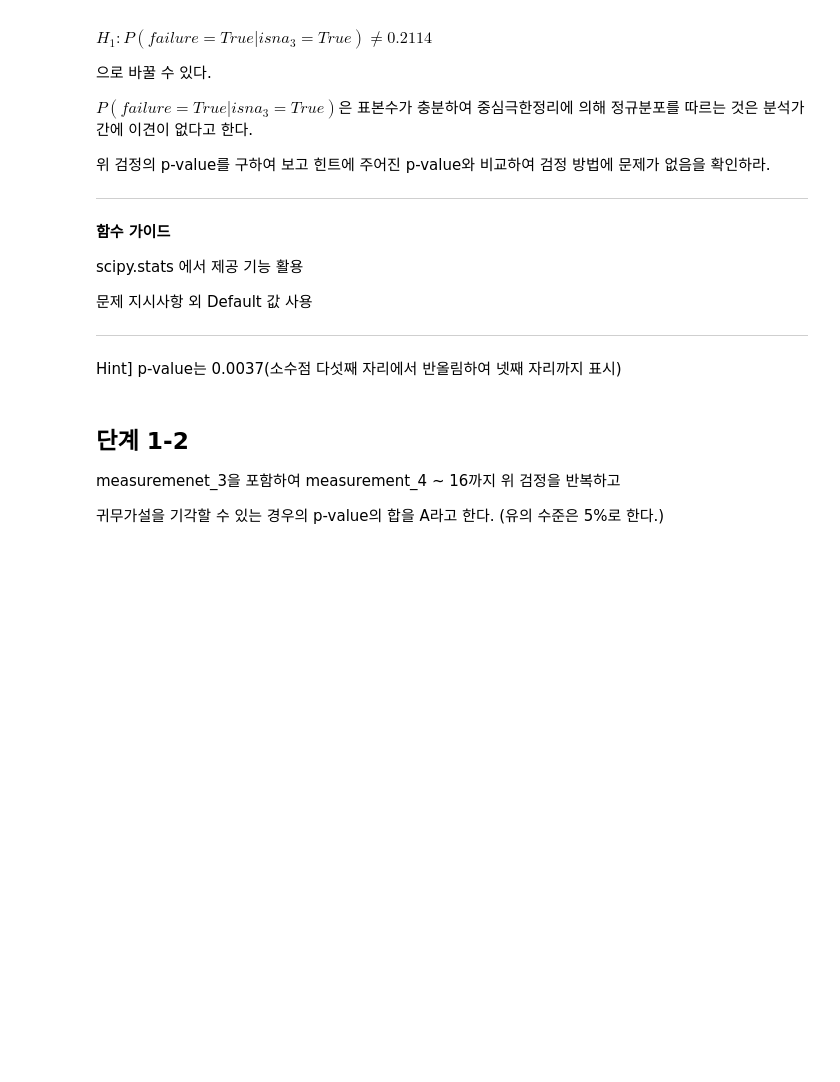
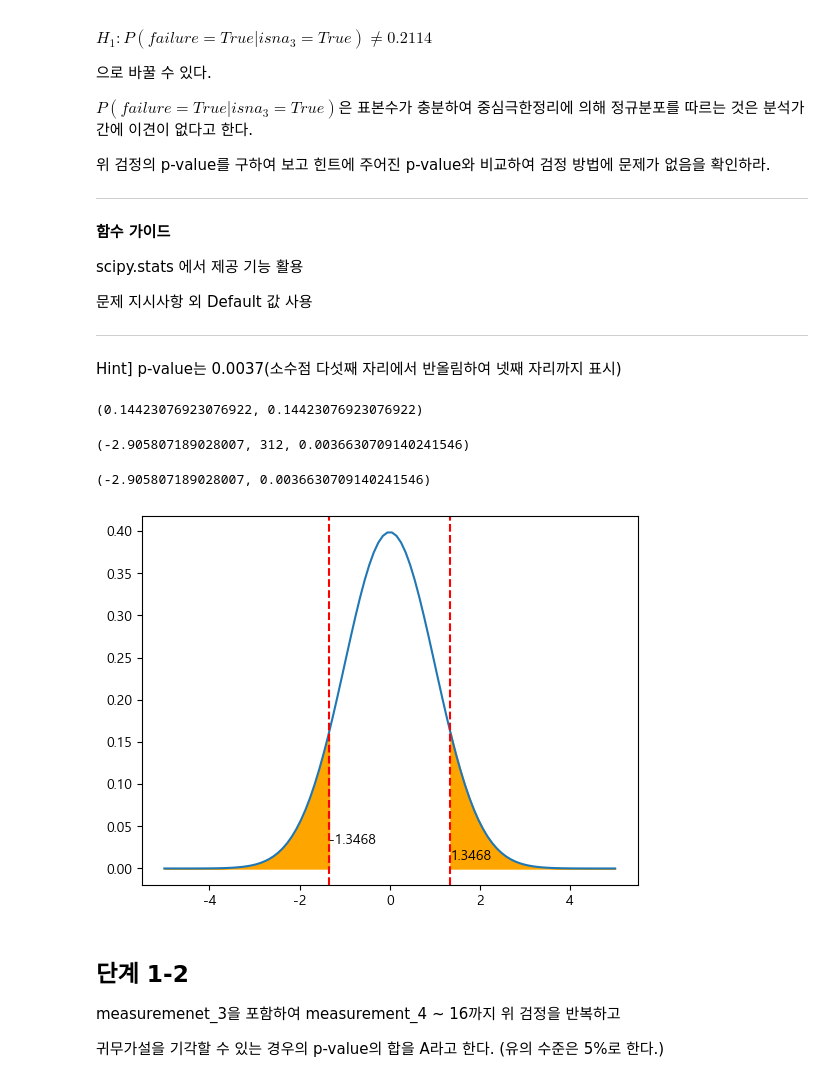
Before and after one commit to ok3/DS_lv3_2505_1, a Jupyter notebook: sec_ds_lv3_prob1_prob.ipynb, the cells around one changed output. Drawn from its saved outputs; the diff is of its cells as text; code cells hidden in the pictures; blank space fills up the shorter version.

```diff
--- a/sec_ds_lv3_prob1_prob.ipynb
+++ b/sec_ds_lv3_prob1_prob.ipynb
@@ -327,6 +338,80 @@ $P(failure=True|isna_{3}=True)$은 표본수가 충분하여 중심극한정리
 ---
 
  Hint] p-value는 0.0037(소수점 다섯째 자리에서 반올림하여 넷째 자리까지 표시)
+# %%
+# 𝑃(𝑓𝑎𝑖𝑙𝑢𝑟𝑒=𝑇𝑟𝑢𝑒|𝑖𝑠𝑛𝑎3=𝑇𝑟𝑢𝑒): 표본 확률 ->  Positive수 / 관측수 -> failrue가 True인 수 / isna3 이 True인 수 -> 표본 평균
+# 표본평균 표본수가 충분하여 중심극한정리에 의해 정규분포를 따르는 것은 분석가 간에 이견이 없다고 한다.
+# 𝑃(𝑓𝑎𝑖𝑙𝑢𝑟𝑒=𝑇𝑟𝑢𝑒|𝑖𝑠𝑛𝑎3=𝑇𝑟𝑢𝑒): 표본 확률 -> 표본 평균 ~ N(sam_mean_mu, sam_mean_sigma2)
+
+# 𝐻0가 맞다. 가정에서 얻을 수 있는 것. 𝑃(𝑓𝑎𝑖𝑙𝑢𝑟𝑒=𝑇𝑟𝑢𝑒|𝑖𝑠𝑛𝑎3=𝑇𝑟𝑢𝑒)=0.2114 : 베르분포를 따르고, p = 0.2114  얻어올 수 있습니다.
+# mu = p, sigma2 = p × (1 - p)
+# => sam_mean_mu, sam_mean_sigma2
+# => sam_mean_mu = mu, sam_mean_sigma2 = sigma2 / N
+
+N = df_basetable['isna_3'].sum()
+(
+    df_basetable.loc[
+        df_basetable['isna_3'], 'failure'
+    ].sum() / N,
+    df_basetable.loc[
+        df_basetable['isna_3'], 'failure'
+    ].mean()
+)
+# positive 1이라고 하면 failrue가 True인 수  sum(positive)
+# sum(positive) / N => mean(positive) => 표본 평균
+# %% [output]
+(0.14423076923076922, 0.14423076923076922)
+# %%
+from scipy.stats import norm
+p = 0.2114 # H0에가 맞다
+mu, sigma2 = p, (1 - p) * p
+N = df_basetable['isna_3'].sum()
+sam_mean_mu, sam_mean_sigma2 = mu, sigma2 / N
+X = df_basetable.loc[
+    df_basetable['isna_3'], 'failure'
+].mean()
+Z = (X - sam_mean_mu) / (sam_mean_sigma2 ** 0.5)
+Z = -abs(Z)
+Z, N, norm.cdf(Z) * 2
+# %% [output]
+(-2.905807189028007, 312, 0.0036630709140241546)
+# %%
+from statsmodels.stats.proportion import proportions_ztest
+proportions_ztest(
+    count = df_basetable.loc[df_basetable['isna_3'], 'failure'].sum(),
+    nobs = df_basetable['isna_3'].sum(),
+    value = 0.2114,
+    alternative = 'two-sided',
+    prop_var = 0.2114
+)
+# %% [output]
+(-2.905807189028007, 0.0036630709140241546)
+# %%
+# 표준정규 분포를 이용한 pvalue 도출을 그래프로 설명해봅니다
+from scipy.stats import norm
+P_true = 0.2114
+col = 'isna_{}'.format(4)
+P_var = P_true * (1 - P_true)
+n_samples = df_basetable[col].sum()
+P_missing_true = df_basetable.loc[df_basetable[col], 'failure'].mean()
+P_missing_var = P_var / n_samples
+P_missing_std = P_missing_var ** 0.5
+
+stat = -abs((P_missing_true - P_true) / P_missing_std)
+
+plt.plot(np.linspace(-5, 5, 100), norm.pdf(np.linspace(-5, 5, 100)))
+plt.axvline(stat, color='red', linestyle='--')
+plt.text(stat, 0.03, str(stat)[:7])
+plt.axvline(-stat, color='red', linestyle='--')
+plt.text(-stat, 0.01, str(-stat)[:6])
+plt.fill_between(np.linspace(-5, stat, 100), np.zeros(shape=100),
+                norm.pdf(np.linspace(-5, stat, 100)), color='orange')
+plt.fill_between(np.linspace(-stat, 5, 100), np.zeros(shape=100),
+                norm.pdf(np.linspace(-stat, 5, 100)), color='orange')
+
+plt.show()
+# %% [output]
+[figure, added]
 # %% [markdown]
 ## 단계 1-2
 
```
Also changed, not shown: parts of 31 cells of this notebook.
